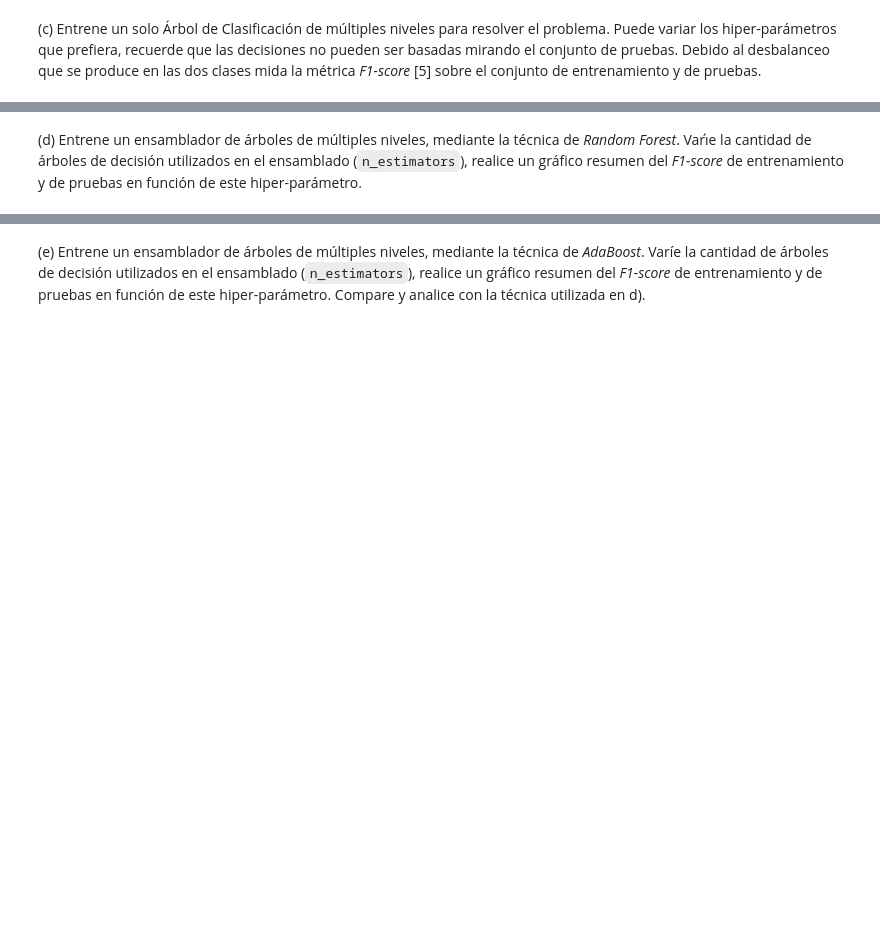
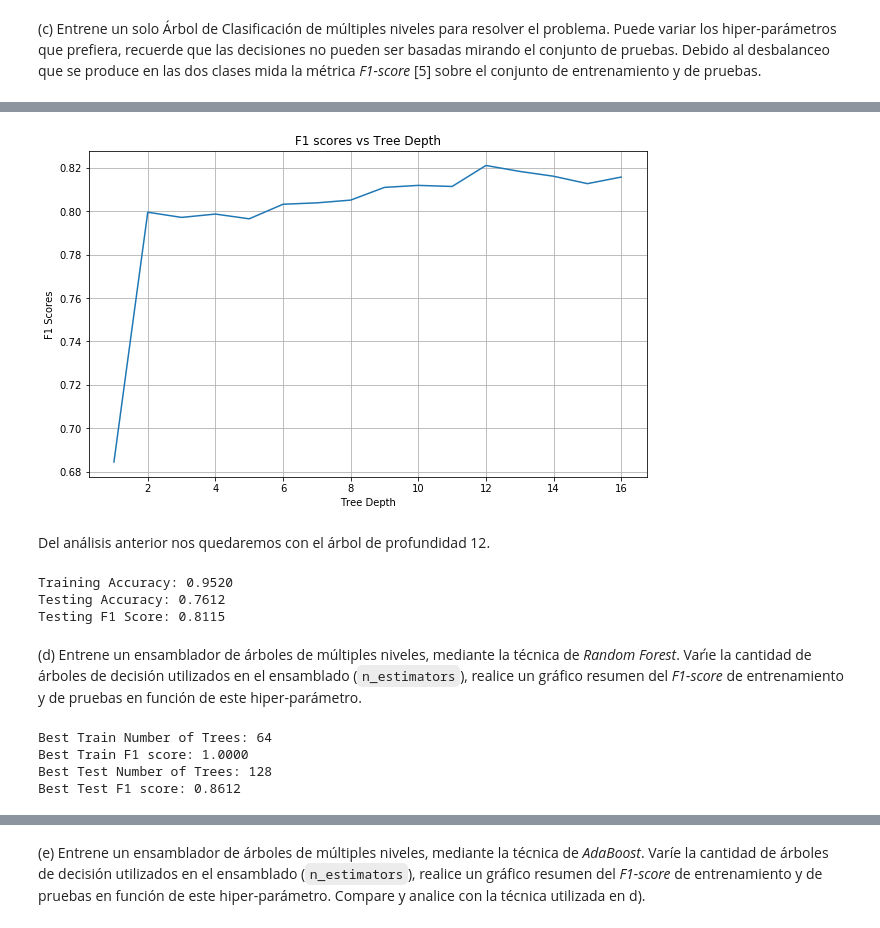
Before and after one commit to dsanmartin/INF578-HW, a Jupyter notebook: 3/Tarea3-ML.ipynb, the cells around one changed output, grey strips where cells are left out. Cells and saved outputs as stored; diff of their text form; code cells hidden in the pictures; blank space fills up the shorter version.

````diff
--- a/3/Tarea3-ML.ipynb
+++ b/3/Tarea3-ML.ipynb
@@ -1073,2 +1099,19 @@ df['good_quality'] = [1 if q>5 else 0 for q in df.quality]
+# %%
+from sklearn.model_selection import train_test_split
+
+X = df.iloc[:,:-1] # Todas los atributos menos el "y"
+X = X.drop('quality', 1)
+y = df['good_quality']
+X.describe()
+X_train, X_test, y_train, y_test = train_test_split(X, y, test_size=0.25, random_state=42)
 # %% [markdown]
 (c) Entrene un solo Árbol de Clasificación de múltiples niveles para resolver el problema. Puede variar los hiper-parámetros que prefiera, recuerde que las decisiones no pueden ser basadas mirando el conjunto de pruebas. Debido al desbalanceo que se produce en las dos clases mida la métrica *F1-score* [5] sobre el conjunto de entrenamiento y de pruebas.
+# %%
+def plotF1DTC(d, f1):
+    plt.figure(figsize=(10, 6))
+    plt.plot(dp, f1_scores)
+    plt.title("F1 scores vs Tree Depth")
+    plt.xlabel("Tree Depth")
+    plt.ylabel("F1 Scores")
+    plt.grid(True)
+    plt.show()
@@ -1074,0 +1122,5 @@ df['good_quality'] = [1 if q>5 else 0 for q in df.quality]
+# %%
+dp = np.arange(1, 17) # Depths
+N = len(dp)
+f1_scores = np.zeros(N)
+modelDTC = [None] * N
@@ -1075,2 +1151,23 @@ df['good_quality'] = [1 if q>5 else 0 for q in df.quality]
+# %%
+plotF1DTC(dp, f1_scores)
+# %% [output]
+[figure, added]
+# %% [markdown]
+Del análisis anterior nos quedaremos con el árbol de profundidad 12.
+# %%
+model = DecisionTreeClassifier(random_state=0, max_depth=12)
+model.fit(X_train, y_train)
+train_acc = model.score(X_train, y_train)
+test_acc = model.score(X_test, y_test)
+y_hat = model.predict(X_test)
+f1_sc = f1_score(y_test, y_hat)
+
+print "Training Accuracy: %.4f" % train_acc
+print "Testing Accuracy: %.4f" % test_acc
+print "Testing F1 Score: %.4f" % f1_sc
+# %% [output]
+Training Accuracy: 0.9520
+Testing Accuracy: 0.7612
+Testing F1 Score: 0.8115
 # %% [markdown]
 (d) Entrene un ensamblador de árboles de múltiples niveles, mediante la técnica de *Random Forest*. Varı́e la cantidad de árboles de decisión utilizados en el ensamblado (```n_estimators```), realice un gráfico resumen del *F1-score* de entrenamiento y de pruebas en función de este hiper-parámetro.
@@ -1079,0 +1187,26 @@ model = RandomForestClassifier(n_estimators=, max_depth=,n_jobs=-1)
+# %%
+N = 8
+ne = np.array([2**i for i in range(N)])
+f1_scores_train = np.zeros(N)
+f1_scores_test = np.zeros(N)
+modelRFC = [None] * N
+
+for i in range(N):
+    modelRFC[i] = RandomForestClassifier(n_estimators=ne[i], max_depth=None, n_jobs=-1)
+    modelRFC[i].fit(X_train, y_train)
+    y_pred_train = modelRFC[i].predict(X_train)
+    y_pred_test = modelRFC[i].predict(X_test)
+    f1_scores_train[i] = f1_score(y_train, y_pred_train)
+    f1_scores_test[i] = f1_score(y_test, y_pred_test)
+
+best_train_arg = np.argmax(f1_scores_train)
+best_test_arg = np.argmax(f1_scores_test)
+print "Best Train Number of Trees: %d" % ne[best_train_arg]
+print "Best Train F1 score: %.4f" % f1_scores_train[best_train_arg]
+print "Best Test Number of Trees: %d" % ne[best_test_arg]
+print "Best Test F1 score: %.4f" % f1_scores_test[best_test_arg]
+# %% [output]
+Best Train Number of Trees: 64
+Best Train F1 score: 1.0000
+Best Test Number of Trees: 128
+Best Test F1 score: 0.8612
````
Also changed, not shown: parts of 15 cells of this notebook, 1 other file.
